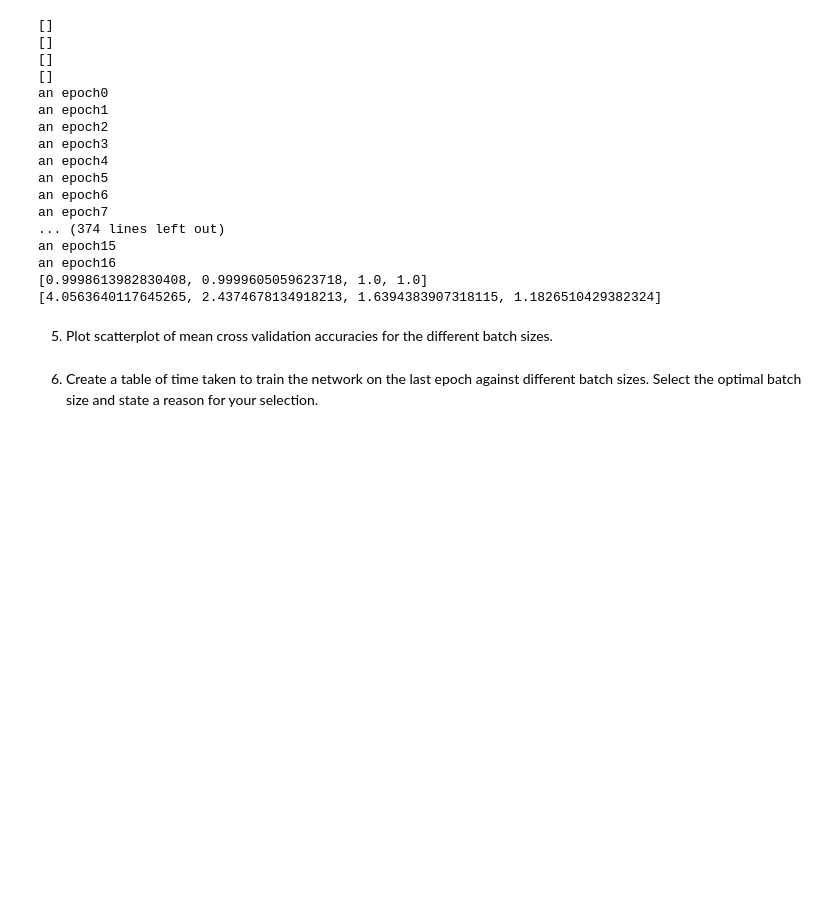
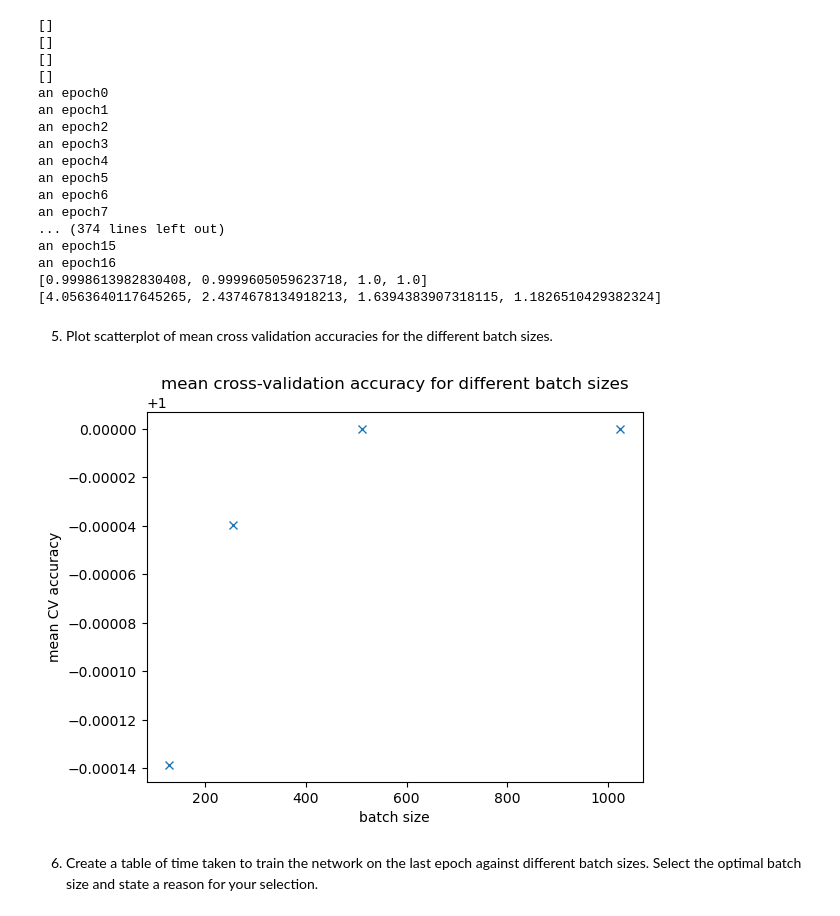
Before and after one commit to therealaxax/Neural-Networks-Assignment, a Jupyter notebook: PartA_2.ipynb, the cells around one changed output. Drawn from its saved outputs; the diff is of its cells as text; code cells hidden in the pictures; blank space fills up the shorter version.

```diff
--- a/PartA_2.ipynb
+++ b/PartA_2.ipynb
@@ -370,3 +368,13 @@ an epoch16
+# %%
+# YOUR CODE HERE
+# plt.figure(1)
+plt.plot(batch_sizes, cross_validation_accuracies, marker = 'x', linestyle = 'None')
+plt.title('mean cross-validation accuracy for different batch sizes')
+plt.xlabel('batch size')
+plt.ylabel('mean CV accuracy')
+plt.show()
+# %% [output]
+[figure, added]
 # %% [markdown]
 6. Create a table of time taken to train the network on the last epoch against different batch sizes. Select the optimal batch size and state a reason for your selection.
 # %%
```
Also changed, not shown: parts of 3 cells of this notebook.
